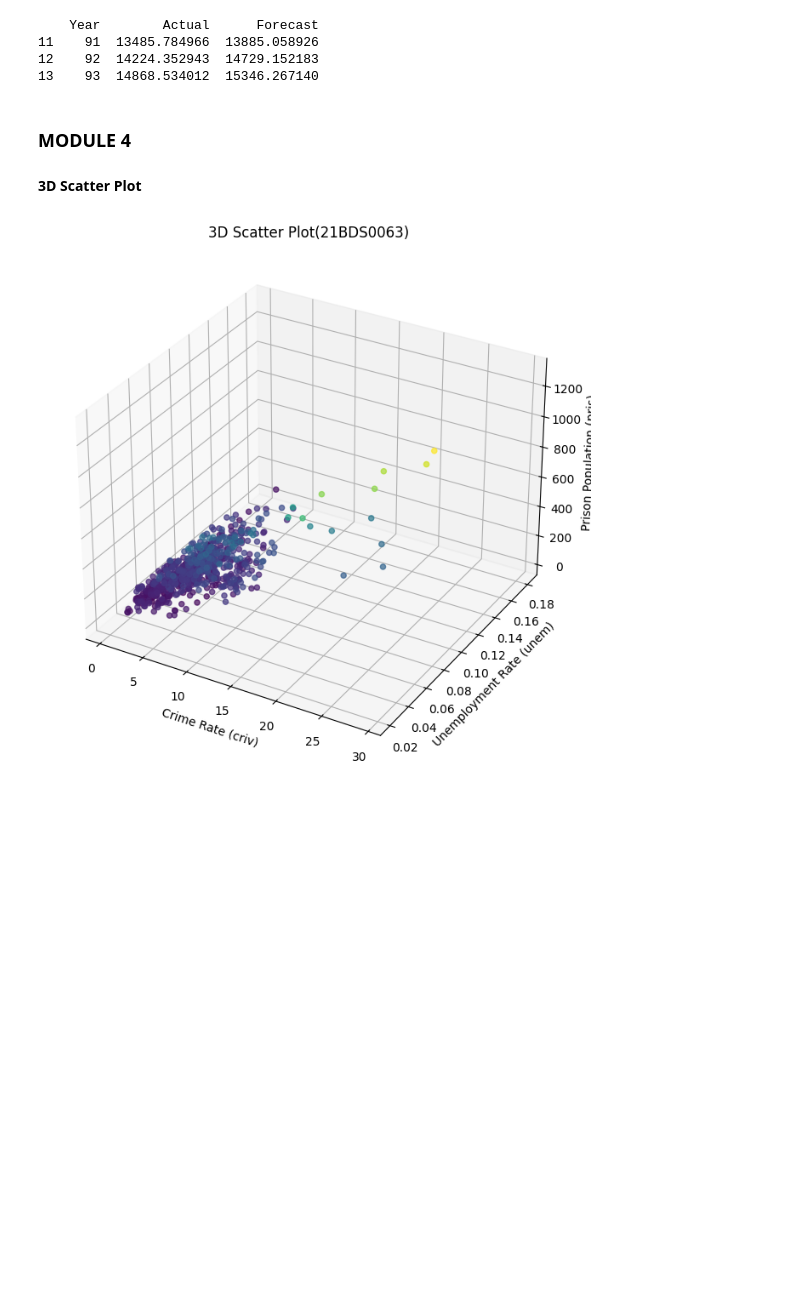
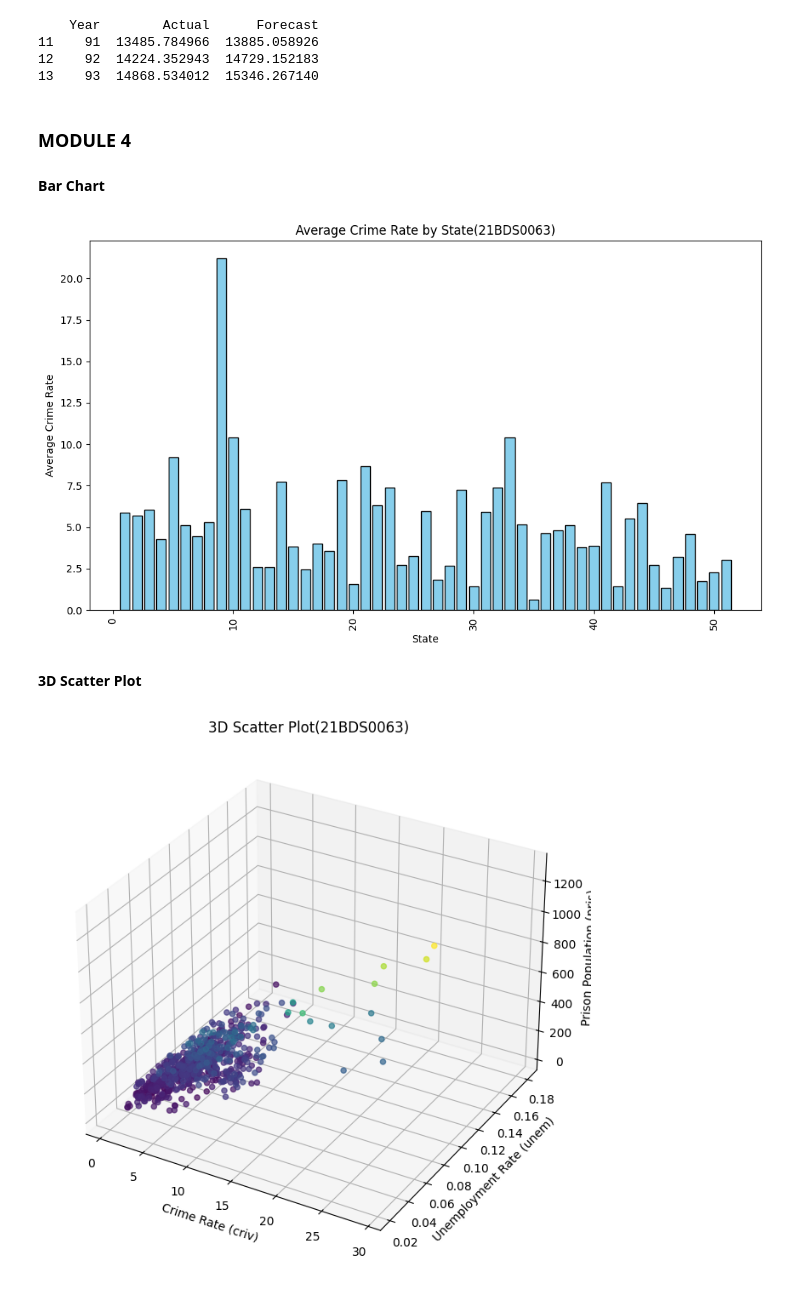
Before and after one commit to midhun2708/EDA-Th, a Jupyter notebook: 21BDS0063.ipynb, the cells around one changed output. Saved outputs shown, nothing was run; the diff lists cells and outputs as text; code cells hidden in the pictures; blank space fills up the shorter version.

```diff
--- a/21BDS0063.ipynb
+++ b/21BDS0063.ipynb
@@ -772,6 +772,21 @@ print(forecast_df)
 13    93  14868.534012  15346.267140
 # %% [markdown]
 ### **MODULE 4**
+# %% [markdown]
+**Bar Chart**
+# %%
+aggregated_data = df.groupby('state')['criv'].mean().reset_index()
+aggregated_data = aggregated_data.sort_values(by='state')
+plt.figure(figsize=(10, 6))
+plt.bar(aggregated_data['state'], aggregated_data['criv'], color='skyblue', edgecolor='black')
+plt.xlabel('State')
+plt.ylabel('Average Crime Rate')
+plt.title('Average Crime Rate by State(21BDS0063)')
+plt.xticks(rotation=90)
+plt.tight_layout()
+plt.show()
+# %% [output]
+[figure, added]
 # %% [markdown]
 **3D Scatter Plot**
 # %%
```
Also changed, not shown: parts of 8 cells of this notebook.
